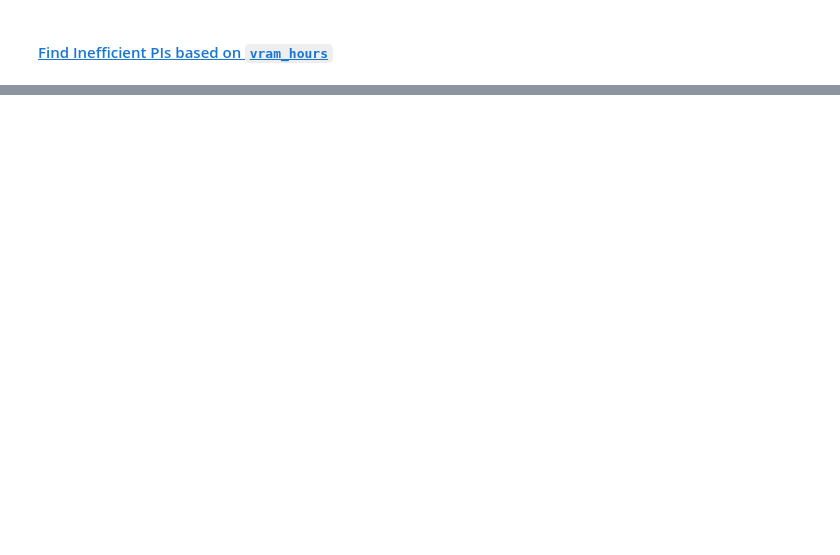
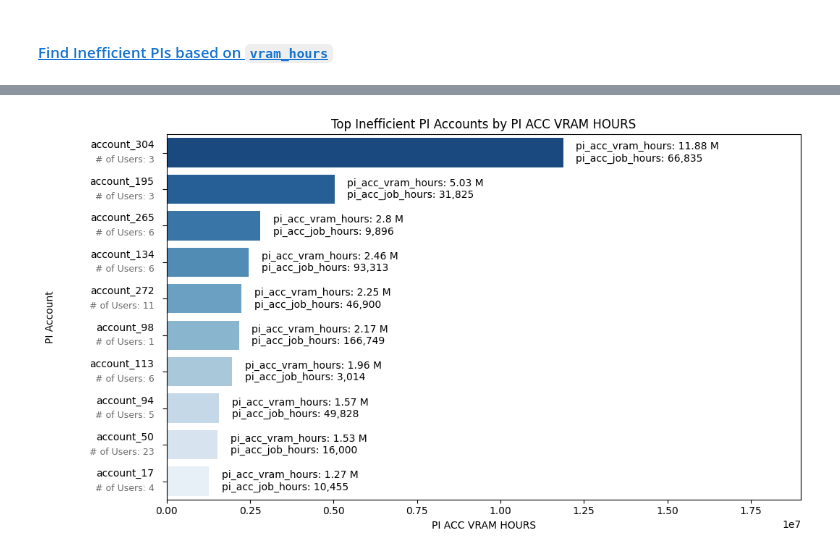
Before and after one commit to UnityHPC/ds4cg-job-analytics, a Jupyter notebook: notebooks/analysis/No VRAM Use Analysis.ipynb, the cells around one changed output, grey strips where cells are left out. Drawn from its saved outputs; the diff is of its cells as text; code cells hidden in the pictures; blank space fills up the shorter version.

Commit message:
Refactor no vram use notebook and keep its anonymized outputs

```diff
--- a/notebooks/analysis/No VRAM Use Analysis.ipynb
+++ b/notebooks/analysis/No VRAM Use Analysis.ipynb
@@ -52,7 +53,9 @@ from src.config.paths import USERS_VISUALIZATION_DATA_DIR
 # %%
 # Load the jobs DataFrame from DuckDB
-preprocessed_jobs_df = ea.load_preprocessed_jobs_dataframe_from_duckdb(
-    db_path=Path(project_root) / "data/slurm_data.db", table_name="Jobs", anonymize=True
+preprocessed_jobs_df = load_and_preprocess_jobs(
+    db_path=Path(project_root) / "data/slurm_data.db",
+    table_name="Jobs",
+    anonymize=True,
 )
 display(preprocessed_jobs_df.head(10))
 print(preprocessed_jobs_df.shape)
@@ -144,8 +254,6 @@ pi_accounts_with_metrics
 # %% [markdown]
 #### <a id='toc1_2_4_1_'></a>[Find Inefficient PIs based on `vram_hours`](#toc0_)
 # %%
-from matplotlib.transforms import blended_transform_factory
-
 inefficient_pis_vram_hours = efficiency_analysis.sort_and_filter_records_with_metrics(
     metrics_df_name_enum=MetricsDataFrameNameEnum.PI_GROUPS,
     sorting_key="pi_acc_vram_hours",
@@ -159,84 +267,9 @@ inefficient_pis_vram_hours = efficiency_analysis.sort_and_filter_records_with_me
 print("\nTop inefficient PI Groups by VRAM-Hours:")
 display(inefficient_pis_vram_hours.head(10))
 
-top_pi_accounts = inefficient_pis_vram_hours.head(10)
-
-pi_accounts = top_pi_accounts["pi_account"].tolist()
-user_counts = top_pi_accounts.get("user_count", ["-"] * len(top_pi_accounts)).tolist()
-
-plt.figure(figsize=(10, 6))
-ax = sns.barplot(
-    y=top_pi_accounts["pi_account"].tolist(),
-    x=top_pi_accounts["pi_acc_vram_hours"],
-    order=pi_accounts,
-    orient="h",
-    palette="Blues_r",
-    hue=top_pi_accounts["pi_account"].tolist(),
+# Plot top inefficient PI Groups by VRAM-hours, with VRAM-hours as labels
+pi_accounts_with_metrics_visualizer = PIGroupsWithMetricsVisualizer(inefficient_pis_vram_hours.head(10))
+pi_accounts_with_metrics_visualizer.visualize(
+    column="pi_acc_vram_hours", bar_label_columns=["pi_acc_vram_hours", "pi_acc_job_hours"], figsize=(10, 6)
 )
-
-# We'll replace the default tick labels with custom two-line labels placed OUTSIDE the left spine.
-ax.set_yticks(range(len(pi_accounts)))
-ax.set_yticklabels([])  # clear built-in labels
-ax.set_ylabel("PI Account")
-
-transform = blended_transform_factory(ax.transAxes, ax.transData)  # x in axes fraction, y in data coords
-x_outside = -0.02  # negative x fraction places text just left of spine; adjust if needed
-line_gap = 0.4  # vertical separation between the two lines
-for y_pos, (pi, uc) in enumerate(zip(pi_accounts, user_counts, strict=True)):
-    # First line (PI account) slightly above center
-    ax.text(
-        x_outside,
-        y_pos - line_gap / 2,
-        pi,
-        ha="right",
-        va="center",
-        transform=transform,
-        fontsize=10,
-        clip_on=False,
-    )
-    # Second line (Users) slightly below center
-    ax.text(
-        x_outside,
-        y_pos + line_gap / 2,
-        f"# of Users: {uc}",
-        ha="right",
-        va="center",
-        transform=transform,
-        fontsize=9,
-        color="dimgray",
-        clip_on=False,
-    )
-
-# Y-axis label: place further left than custom tick labels.
-ax.set_ylabel("PI Account / Users", rotation=90, labelpad=20)
-# Position the label using axes fraction (x< x_outside)
-ax.yaxis.set_label_coords(x_outside - 0.30, 0.5)
-
-# Hide y-axis tick labels (already blank) but keep small outward ticks if desired
-ax.tick_params(axis="y", which="both", direction="out", length=4, pad=2)
-# plt.subplots_adjust(left=0.7)
-
-plt.xlabel("VRAM-Hours")
-plt.title("Top Inefficient PI Accounts by VRAM-Hours")
-
-# Annotate bars with VRAM-Hours and Job Hours to the right
-xmax = top_pi_accounts["pi_acc_vram_hours"].max()
-xlim = xmax * 1.6 if xmax > 0 else 1
-ax.set_xlim(0, xlim)
-for i, (vram_hours, pi_acc_job_hours) in enumerate(
-    zip(top_pi_accounts["pi_acc_vram_hours"], top_pi_accounts["pi_acc_job_hours"], strict=True)
-):
-    xpos = min(vram_hours + xlim * 0.02, xlim * 0.92)
-    ax.text(
-        xpos,
-        i,
-        f"VRAM-Hours: {vram_hours:.2f}\nJob Hours: {pi_acc_job_hours:.2f}",
-        va="center",
-        ha="left",
-        fontsize=9,
-        color="black",
-        clip_on=True,
-    )
-
-plt.tight_layout()
-plt.show()
+# %% [output]
@@ -242,0 +288 @@ plt.show()
+[figure, added]
```
Also changed, not shown: parts of 12 cells of this notebook, 1 other file.
